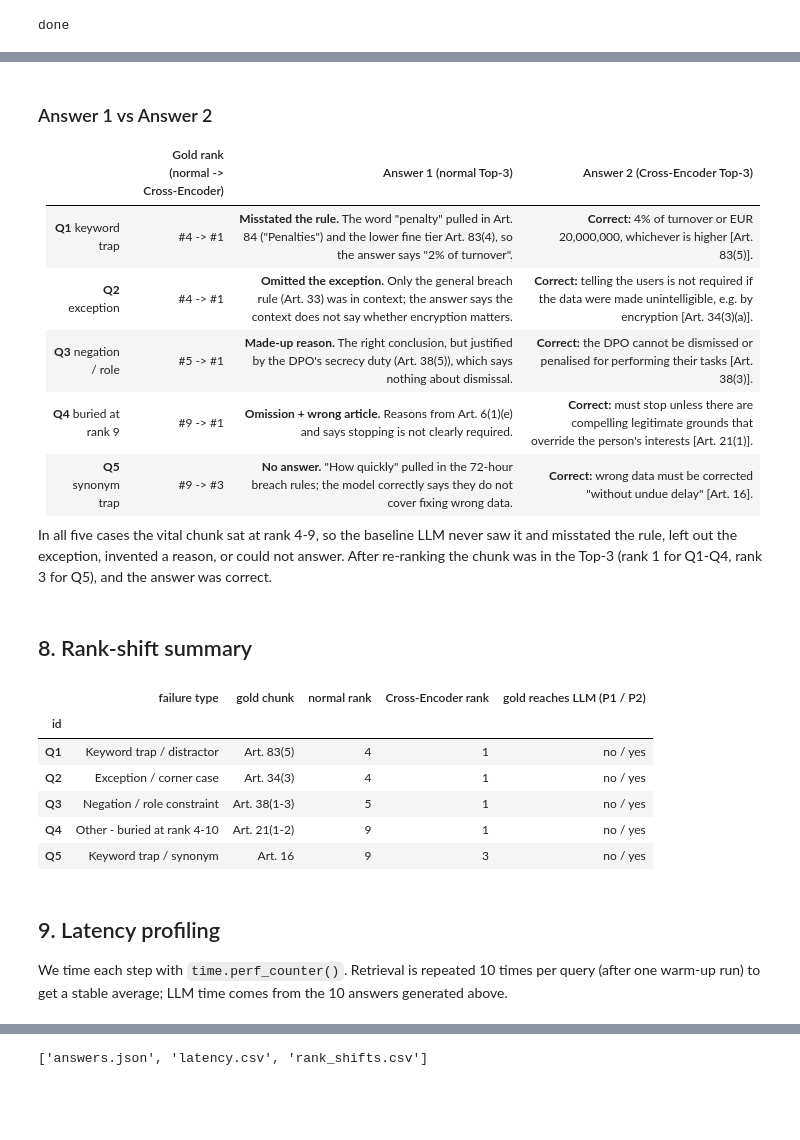
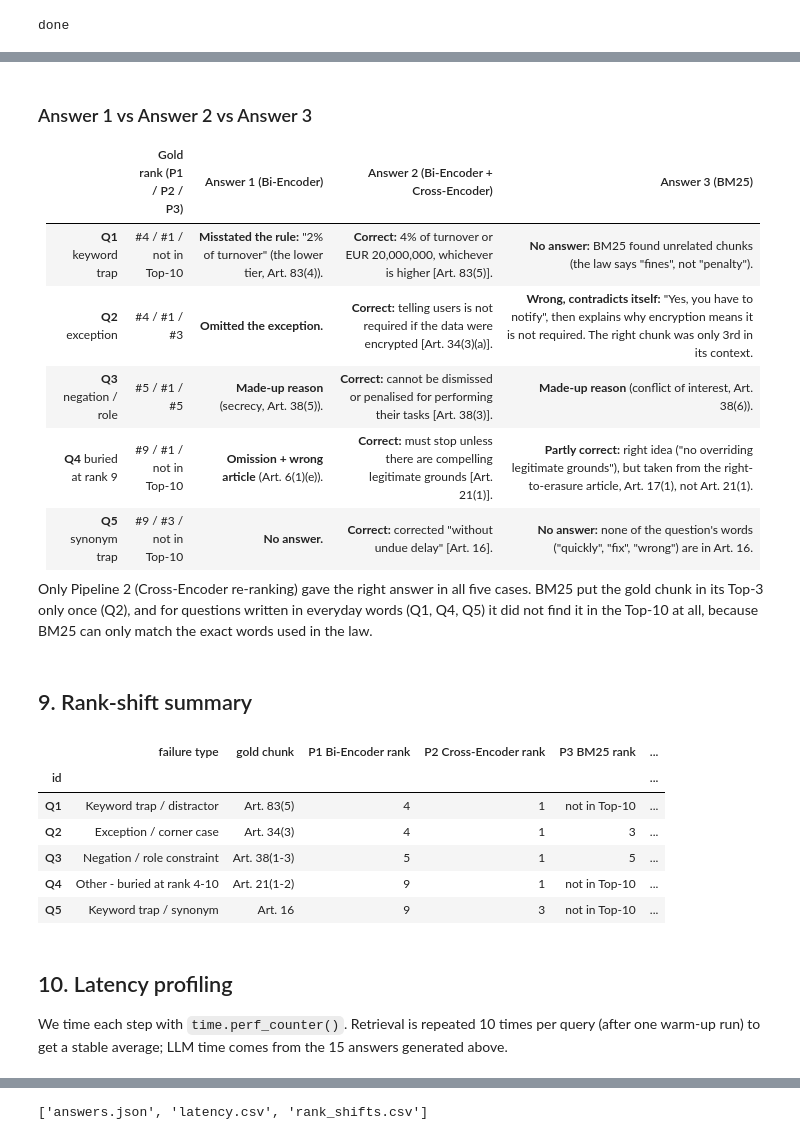
Before and after one commit to meet6868/RAG_Biencoder_CrossEncoder, a Jupyter notebook: RAG_Baseline_vs_Reranking.ipynb, the cells around one changed output, grey strips where cells are left out. Drawn from its saved outputs; the diff is of its cells as text; code cells hidden in the pictures; blank space fills up the shorter version.

```diff
--- a/RAG_Baseline_vs_Reranking.ipynb
+++ b/RAG_Baseline_vs_Reranking.ipynb
@@ -332,15 +357,14 @@ def generate_answer(query, context_ids):
             "gen_s": elapsed, "prompt_tokens": int(inputs["input_ids"].shape[1]),
             "new_tokens": int(len(new_tokens))}
 # %%
-def run_both_pipelines(query):
-    # Pipeline 1 and Pipeline 2 for one query, with timings.
-    t0 = time.perf_counter()
-    base_ids, base_sims = baseline_retrieve(query)   # Top-10 from the Bi-Encoder (shared)
-    t1 = time.perf_counter()
-    rr_ids, rr_scores = rerank(query, base_ids)      # the same 10, re-sorted by the Cross-Encoder
-    t2 = time.perf_counter()
+def run_pipelines(query):
+    # Pipelines 1, 2 and 3 for one query.
+    base_ids, base_sims = baseline_retrieve(query)   # Top-10 from the Bi-Encoder (Pipelines 1 and 2)
+    rr_ids, rr_scores = rerank(query, base_ids)      # the same 10, re-sorted by the Cross-Encoder (Pipeline 2)
+    bm_ids, bm_scores = bm25_retrieve(query)         # Top-10 from BM25 (Pipeline 3)
     return {"query": query, "base_ids": base_ids, "base_sims": base_sims, "rr_ids": rr_ids, "rr_scores": rr_scores,
-            "retrieval_ms": (t1 - t0) * 1e3, "rerank_ms": (t2 - t1) * 1e3,
+            "bm_ids": bm_ids, "bm_scores": bm_scores,
             "p1": generate_answer(query, base_ids[:TOP_N]),   # Answer 1
-            "p2": generate_answer(query, rr_ids[:TOP_N])}     # Answer 2
+            "p2": generate_answer(query, rr_ids[:TOP_N]),     # Answer 2
+            "p3": generate_answer(query, bm_ids[:TOP_N])}     # Answer 3
 # %% [markdown]
@@ -398,15 +422,17 @@ def rank_of(ids, gold):
 
 
 def side_by_side(res, gold):
-    # Normal (Bi-Encoder) ranking next to the Cross-Encoder ranking of the same 10 chunks.
+    # Bi-Encoder, Cross-Encoder and BM25 rankings next to each other.
     mark = lambda i: f"{chunk_df.ref[i]}  << GOLD" if i in gold else chunk_df.ref[i]
     df = pd.DataFrame({
-        "Normal (Bi-Encoder) chunk": [mark(i) for i in res["base_ids"]],
+        "P1 Bi-Encoder": [mark(i) for i in res["base_ids"]],
         "cosine": np.round(res["base_sims"], 3),
-        "Cross-Encoder chunk": [mark(i) for i in res["rr_ids"]],
+        "P2 Cross-Encoder": [mark(i) for i in res["rr_ids"]],
         "CE score": np.round(res["rr_scores"], 2),
+        "P3 BM25": [mark(i) for i in res["bm_ids"]],
+        "BM25 score": np.round(res["bm_scores"], 1),
     }, index=pd.Index(range(1, TOP_K + 1), name="rank"))
-    return df.style.format({"cosine": "{:.3f}", "CE score": "{:.2f}"}).set_table_styles([{"selector": "tbody tr:nth-child(3) td, tbody tr:nth-child(3) th",
+    return df.style.format({"cosine": "{:.3f}", "CE score": "{:.2f}", "BM25 score": "{:.1f}"}).set_table_styles([{"selector": "tbody tr:nth-child(3) td, tbody tr:nth-child(3) th",
                                        "props": "border-bottom: 2px solid #888;"}])
 
 
@@ -414,10 +440,11 @@ results = []
 for fq in FAILURE_QUERIES:
     gold = gold_ids(fq["gold"])
     assert gold, f"gold phrase not found: {fq['gold']}"
-    res = run_both_pipelines(fq["query"]) | fq
+    res = run_pipelines(fq["query"]) | fq
     res["gold_ids"] = gold
     res["gold_ref"] = ", ".join(sorted({chunk_df.ref[i] for i in gold}))
     res["base_rank"], res["rr_rank"] = rank_of(res["base_ids"], gold), rank_of(res["rr_ids"], gold)
+    res["bm_rank"] = rank_of(res["bm_ids"], gold)   # None = not in BM25's Top-10
     results.append(res)
 print("done")
 # %% [output]
@@ -569,36 +619,37 @@ show(results[4])
 # %% [markdown]
-### Answer 1 vs Answer 2
+### Answer 1 vs Answer 2 vs Answer 3
 
-| | Gold rank (normal -> Cross-Encoder) | Answer 1 (normal Top-3) | Answer 2 (Cross-Encoder Top-3) |
-|---|---|---|---|
-| **Q1** keyword trap | #4 -> #1 | **Misstated the rule.** The word "penalty" pulled in Art. 84 ("Penalties") and the lower fine tier Art. 83(4), so the answer says "2% of turnover". | **Correct:** 4% of turnover or EUR 20,000,000, whichever is higher [Art. 83(5)]. |
-| **Q2** exception | #4 -> #1 | **Omitted the exception.** Only the general breach rule (Art. 33) was in context; the answer says the context does not say whether encryption matters. | **Correct:** telling the users is not required if the data were made unintelligible, e.g. by encryption [Art. 34(3)(a)]. |
-| **Q3** negation / role | #5 -> #1 | **Made-up reason.** The right conclusion, but justified by the DPO's secrecy duty (Art. 38(5)), which says nothing about dismissal. | **Correct:** the DPO cannot be dismissed or penalised for performing their tasks [Art. 38(3)]. |
-| **Q4** buried at rank 9 | #9 -> #1 | **Omission + wrong article.** Reasons from Art. 6(1)(e) and says stopping is not clearly required. | **Correct:** must stop unless there are compelling legitimate grounds that override the person's interests [Art. 21(1)]. |
-| **Q5** synonym trap | #9 -> #3 | **No answer.** "How quickly" pulled in the 72-hour breach rules; the model correctly says they do not cover fixing wrong data. | **Correct:** wrong data must be corrected "without undue delay" [Art. 16]. |
+| | Gold rank (P1 / P2 / P3) | Answer 1 (Bi-Encoder) | Answer 2 (Bi-Encoder + Cross-Encoder) | Answer 3 (BM25) |
+|---|---|---|---|---|
+| **Q1** keyword trap | #4 / #1 / not in Top-10 | **Misstated the rule:** "2% of turnover" (the lower tier, Art. 83(4)). | **Correct:** 4% of turnover or EUR 20,000,000, whichever is higher [Art. 83(5)]. | **No answer:** BM25 found unrelated chunks (the law says "fines", not "penalty"). |
+| **Q2** exception | #4 / #1 / #3 | **Omitted the exception.** | **Correct:** telling users is not required if the data were encrypted [Art. 34(3)(a)]. | **Wrong, contradicts itself:** "Yes, you have to notify", then explains why encryption means it is not required. The right chunk was only 3rd in its context. |
+| **Q3** negation / role | #5 / #1 / #5 | **Made-up reason** (secrecy, Art. 38(5)). | **Correct:** cannot be dismissed or penalised for performing their tasks [Art. 38(3)]. | **Made-up reason** (conflict of interest, Art. 38(6)). |
+| **Q4** buried at rank 9 | #9 / #1 / not in Top-10 | **Omission + wrong article** (Art. 6(1)(e)). | **Correct:** must stop unless there are compelling legitimate grounds [Art. 21(1)]. | **Partly correct:** right idea ("no overriding legitimate grounds"), but taken from the right-to-erasure article, Art. 17(1), not Art. 21(1). |
+| **Q5** synonym trap | #9 / #3 / not in Top-10 | **No answer.** | **Correct:** corrected "without undue delay" [Art. 16]. | **No answer:** none of the question's words ("quickly", "fix", "wrong") are in Art. 16. |
 
-In all five cases the vital chunk sat at rank 4-9, so the baseline LLM never saw it and misstated the rule, left out the exception, invented a reason, or could not answer. After re-ranking the chunk was in the Top-3 (rank 1 for Q1-Q4, rank 3 for Q5), and the answer was correct.
+Only Pipeline 2 (Cross-Encoder re-ranking) gave the right answer in all five cases. BM25 put the gold chunk in its Top-3 only once (Q2), and for questions written in everyday words (Q1, Q4, Q5) it did not find it in the Top-10 at all, because BM25 can only match the exact words used in the law.
 # %% [markdown]
-## 8. Rank-shift summary
+## 9. Rank-shift summary
 # %%
 shift = pd.DataFrame([{"id": r["id"], "failure type": r["type"], "gold chunk": r["gold_ref"],
-                       "normal rank": r["base_rank"], "Cross-Encoder rank": r["rr_rank"],
-                       "gold reaches LLM (P1 / P2)": f"{'yes' if r['base_rank'] <= TOP_N else 'no'} / "
-                                                     f"{'yes' if r['rr_rank'] <= TOP_N else 'no'}"}
+                       "P1 Bi-Encoder rank": r["base_rank"], "P2 Cross-Encoder rank": r["rr_rank"],
+                       "P3 BM25 rank": r["bm_rank"] if r["bm_rank"] else "not in Top-10",
+                       "gold reaches LLM (P1 / P2 / P3)": " / ".join("yes" if x and x <= TOP_N else "no"
+                                                                     for x in (r["base_rank"], r["rr_rank"], r["bm_rank"]))}
                       for r in results]).set_index("id")
 shift
 # %% [output]
-|  | failure type | gold chunk | normal rank | Cross-Encoder rank | gold reaches LLM (P1 / P2) |
-| id |  |  |  |  |  |
-| Q1 | Keyword trap / distractor | Art. 83(5) | 4 | 1 | no / yes |
-| Q2 | Exception / corner case | Art. 34(3) | 4 | 1 | no / yes |
-| Q3 | Negation / role constraint | Art. 38(1-3) | 5 | 1 | no / yes |
-| Q4 | Other - buried at rank 4-10 | Art. 21(1-2) | 9 | 1 | no / yes |
-| Q5 | Keyword trap / synonym | Art. 16 | 9 | 3 | no / yes |
+|  | failure type | gold chunk | P1 Bi-Encoder rank | P2 Cross-Encoder rank | P3 BM25 rank | ... |
+| id |  |  |  |  |  | ... |
+| Q1 | Keyword trap / distractor | Art. 83(5) | 4 | 1 | not in Top-10 | ... |
+| Q2 | Exception / corner case | Art. 34(3) | 4 | 1 | 3 | ... |
+| Q3 | Negation / role constraint | Art. 38(1-3) | 5 | 1 | 5 | ... |
+| Q4 | Other - buried at rank 4-10 | Art. 21(1-2) | 9 | 1 | not in Top-10 | ... |
+| Q5 | Keyword trap / synonym | Art. 16 | 9 | 3 | not in Top-10 | ... |
 # %% [markdown]
-## 9. Latency profiling
+## 10. Latency profiling
 
-We time each step with `time.perf_counter()`. Retrieval is repeated 10 times per query (after one warm-up run) to get a stable average; LLM time comes from the 10 answers generated above.
+We time each step with `time.perf_counter()`. Retrieval is repeated 10 times per query (after one warm-up run) to get a stable average; LLM time comes from the 15 answers generated above.
 # %%
 for r in results:                       # warm-up
     baseline_retrieve(r["query"])
```
Also changed, not shown: parts of 21 cells of this notebook, 3 other files.
